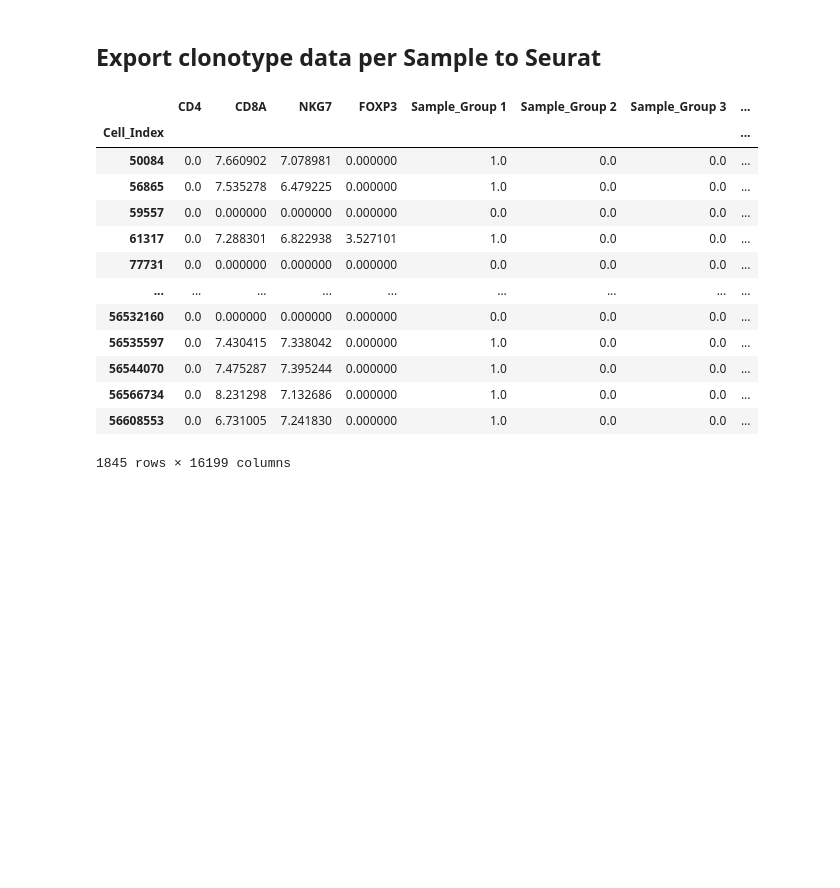
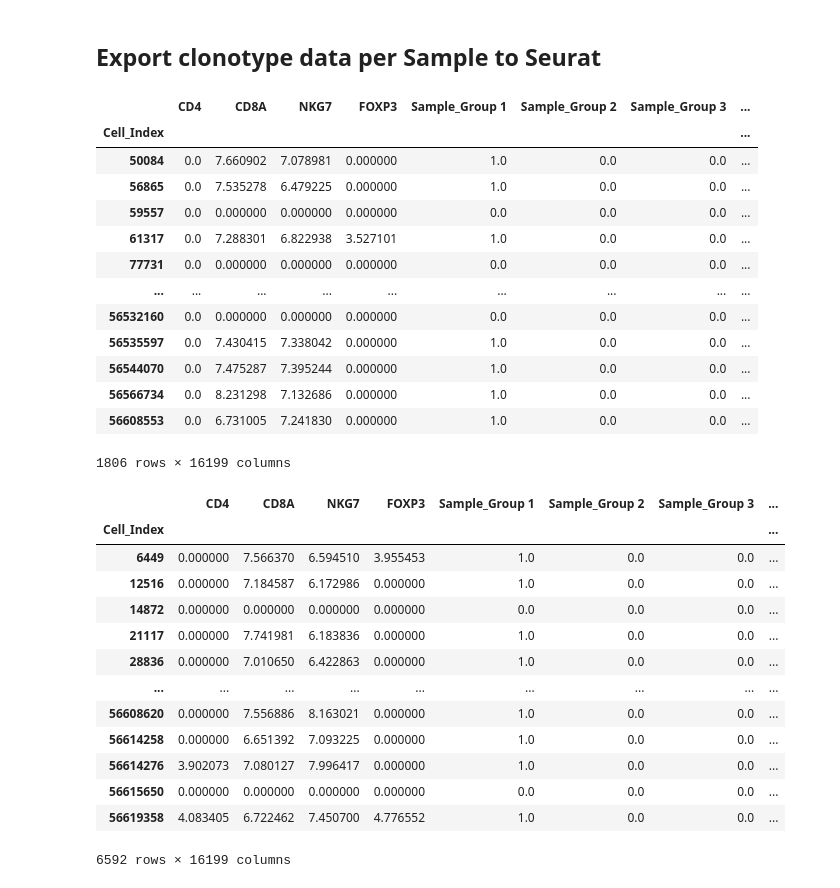
Before and after one commit to Perik-Zavodskii/TCRscape, a Jupyter notebook: TCRsacape.ipynb, the cells around one changed output. Cells and saved outputs as stored; diff of their text form; code cells hidden in the pictures; blank space fills up the shorter version.

```diff
--- a/TCRsacape.ipynb
+++ b/TCRsacape.ipynb
@@ -429,6 +441,7 @@ Cell_Index.set_index(['Cell_Index'], inplace=True)
 
 sample_clonotype = pd.merge(Cell_Index,df,how='left',left_index=True, right_index=True)
 sample_clonotype = sample_clonotype.fillna(0)
+sample_clonotype = sample_clonotype[~sample_clonotype.index.duplicated(keep='first')]
 sample_clonotype.to_csv('Group_1_1 Clonotypes.csv')
 sample_clonotype
 # %% [output]
@@ -445,4 +458,31 @@ sample_clonotype
 | 56544070 | 0.0 | 7.475287 | 7.395244 | 0.000000 | 1.0 | 0.0 | 0.0 | ... |
 | 56566734 | 0.0 | 8.231298 | 7.132686 | 0.000000 | 1.0 | 0.0 | 0.0 | ... |
 | 56608553 | 0.0 | 6.731005 | 7.241830 | 0.000000 | 1.0 | 0.0 | 0.0 | ... |
-1845 rows × 16199 columns
+1806 rows × 16199 columns
+# %%
+sample = Group_1_2
+
+Cell_Index = sample.reset_index()
+Cell_Index = Cell_Index[["Cell_Index"]]
+Cell_Index.set_index(['Cell_Index'], inplace=True)
+
+sample_clonotype = pd.merge(Cell_Index,df,how='left',left_index=True, right_index=True)
+sample_clonotype = sample_clonotype.fillna(0)
+sample_clonotype = sample_clonotype[~sample_clonotype.index.duplicated(keep='first')]
+sample_clonotype.to_csv('Group_1_2 Clonotypes.csv')
+sample_clonotype
+# %% [output]
+|  | CD4 | CD8A | NKG7 | FOXP3 | Sample_Group 1 | Sample_Group 2 | Sample_Group 3 | ... |
+| Cell_Index |  |  |  |  |  |  |  | ... |
+| 6449 | 0.000000 | 7.566370 | 6.594510 | 3.955453 | 1.0 | 0.0 | 0.0 | ... |
+| 12516 | 0.000000 | 7.184587 | 6.172986 | 0.000000 | 1.0 | 0.0 | 0.0 | ... |
+| 14872 | 0.000000 | 0.000000 | 0.000000 | 0.000000 | 0.0 | 0.0 | 0.0 | ... |
+| 21117 | 0.000000 | 7.741981 | 6.183836 | 0.000000 | 1.0 | 0.0 | 0.0 | ... |
+| 28836 | 0.000000 | 7.010650 | 6.422863 | 0.000000 | 1.0 | 0.0 | 0.0 | ... |
+| ... | ... | ... | ... | ... | ... | ... | ... | ... |
+| 56608620 | 0.000000 | 7.556886 | 8.163021 | 0.000000 | 1.0 | 0.0 | 0.0 | ... |
+| 56614258 | 0.000000 | 6.651392 | 7.093225 | 0.000000 | 1.0 | 0.0 | 0.0 | ... |
+| 56614276 | 3.902073 | 7.080127 | 7.996417 | 0.000000 | 1.0 | 0.0 | 0.0 | ... |
+| 56615650 | 0.000000 | 0.000000 | 0.000000 | 0.000000 | 0.0 | 0.0 | 0.0 | ... |
+| 56619358 | 4.083405 | 6.722462 | 7.450700 | 4.776552 | 1.0 | 0.0 | 0.0 | ... |
+6592 rows × 16199 columns
```
Also changed, not shown: parts of 8 cells of this notebook.
